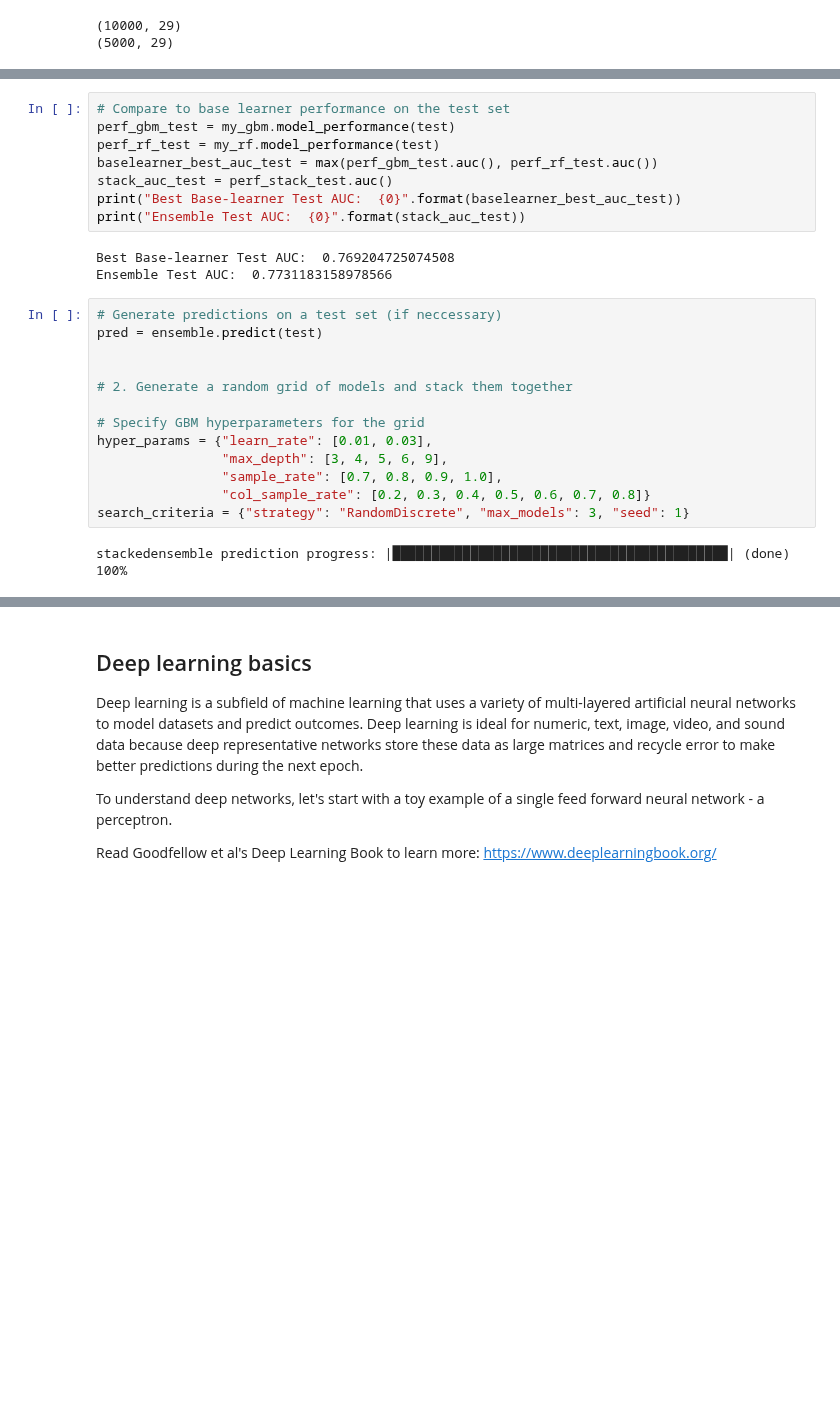
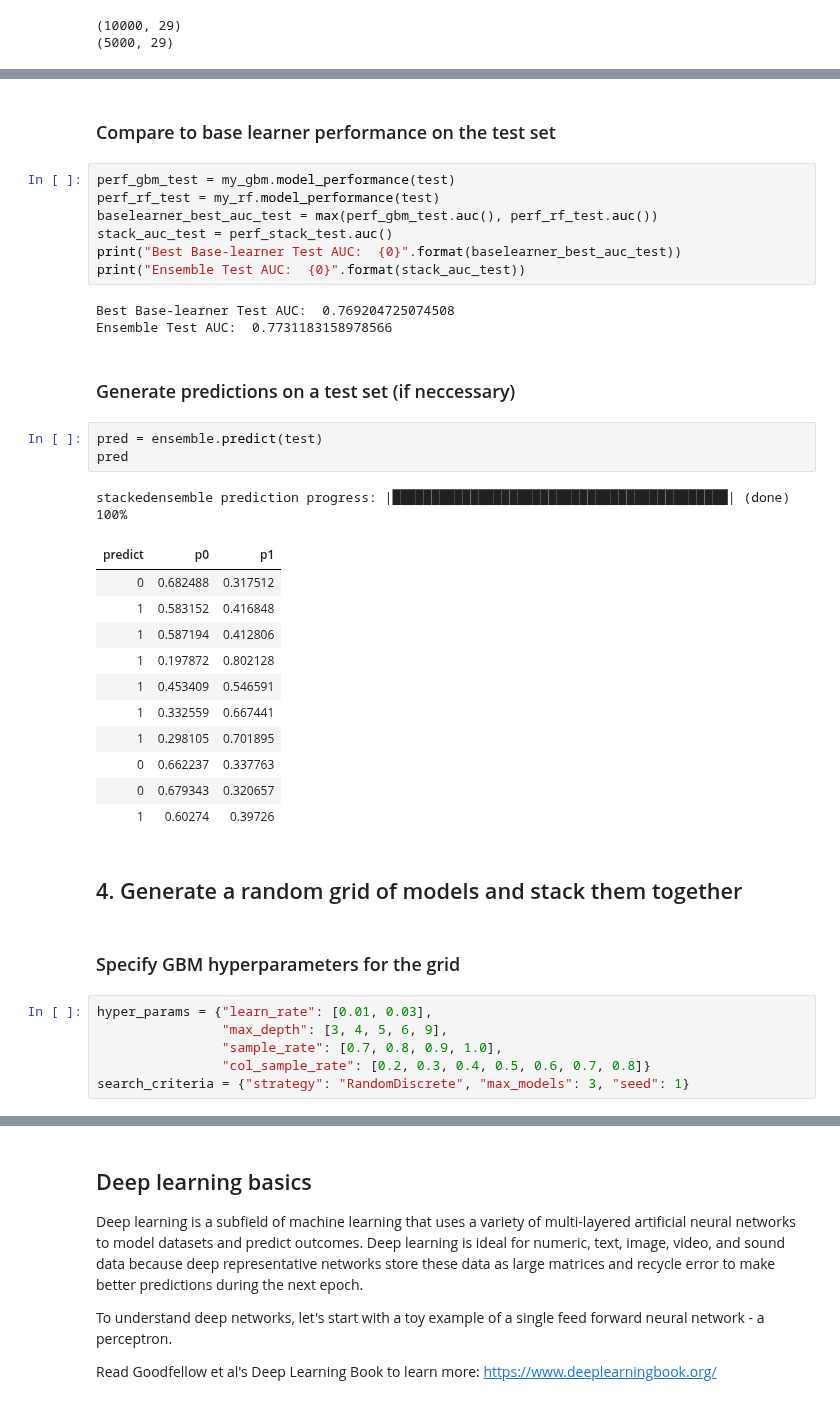
Before and after one commit to EastBayEv/SSDS-TAML, a Jupyter notebook: _build/html/_sources/winter2022/Chapter5.ipynb, the cells around one changed output, grey strips where cells are left out. Saved outputs shown, nothing was run; the diff lists cells and outputs as text; blank space fills up the shorter version.

```diff
--- a/_build/html/_sources/winter2022/Chapter5.ipynb
+++ b/_build/html/_sources/winter2022/Chapter5.ipynb
@@ -345,5 +432,6 @@ stackedensemble Model Build progress: |█████████████
+# %% [markdown]
+### Compare to base learner performance on the test set
 # %%
-# Compare to base learner performance on the test set
 perf_gbm_test = my_gbm.model_performance(test)
 perf_rf_test = my_rf.model_performance(test)
 baselearner_best_auc_test = max(perf_gbm_test.auc(), perf_rf_test.auc())
@@ -353,21 +441,34 @@ print("Ensemble Test AUC:  {0}".format(stack_auc_test))
 # %% [output]
 Best Base-learner Test AUC:  0.769204725074508
 Ensemble Test AUC:  0.7731183158978566
+# %% [markdown]
+### Generate predictions on a test set (if neccessary)
+# %%
+pred = ensemble.predict(test)
+pred
+# %% [output]
+stackedensemble prediction progress: |███████████████████████████████████████████| (done) 100%
+| predict | p0 | p1 |
+| 0 | 0.682488 | 0.317512 |
+| 1 | 0.583152 | 0.416848 |
+| 1 | 0.587194 | 0.412806 |
+| 1 | 0.197872 | 0.802128 |
+| 1 | 0.453409 | 0.546591 |
+| 1 | 0.332559 | 0.667441 |
+| 1 | 0.298105 | 0.701895 |
+| 0 | 0.662237 | 0.337763 |
+| 0 | 0.679343 | 0.320657 |
+| 1 | 0.60274 | 0.39726 |
+# %% [markdown]
+## 4. Generate a random grid of models and stack them together
+# %% [markdown]
+### Specify GBM hyperparameters for the grid
 # %%
-# Generate predictions on a test set (if neccessary)
-pred = ensemble.predict(test)
-
-
-# 2. Generate a random grid of models and stack them together
-
-# Specify GBM hyperparameters for the grid
 hyper_params = {"learn_rate": [0.01, 0.03],
                 "max_depth": [3, 4, 5, 6, 9],
                 "sample_rate": [0.7, 0.8, 0.9, 1.0],
                 "col_sample_rate": [0.2, 0.3, 0.4, 0.5, 0.6, 0.7, 0.8]}
 search_criteria = {"strategy": "RandomDiscrete", "max_models": 3, "seed": 1}
-# %% [output]
-stackedensemble prediction progress: |███████████████████████████████████████████| (done) 100%
 # %%
 # Train the grid
 grid = H2OGridSearch(model=H2OGradientBoostingEstimator(ntrees=10,
```
Also changed, not shown: parts of 30 cells of this notebook, 12 other files.
